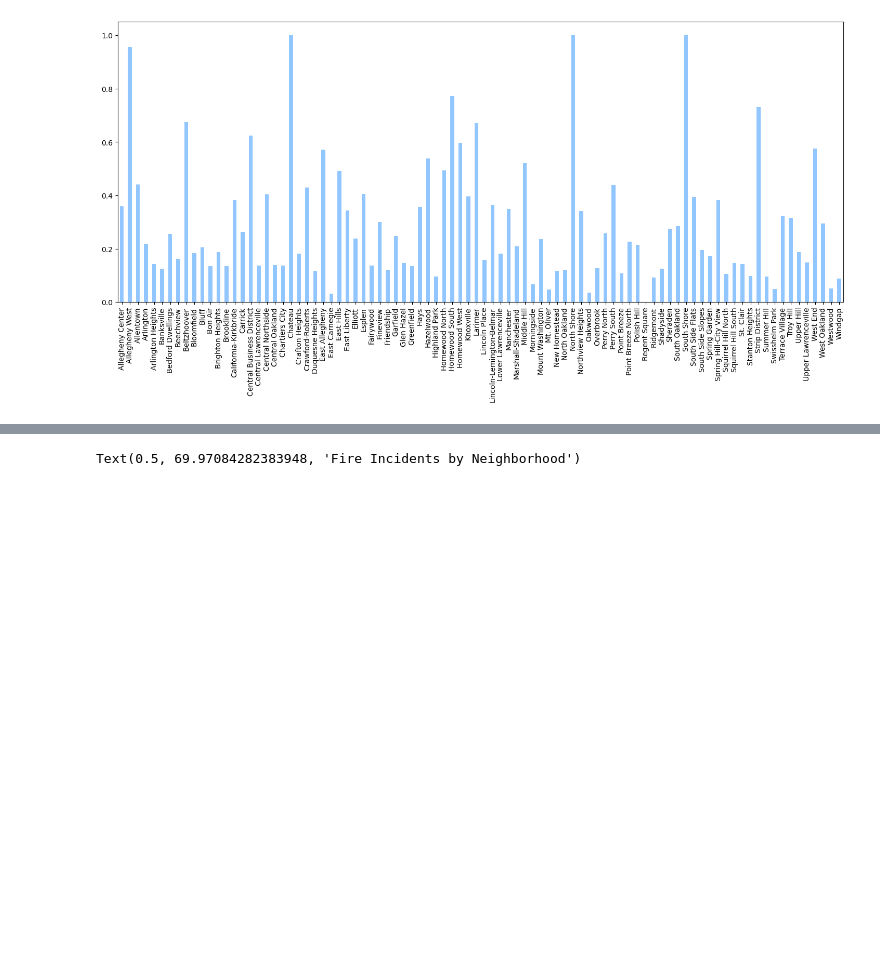
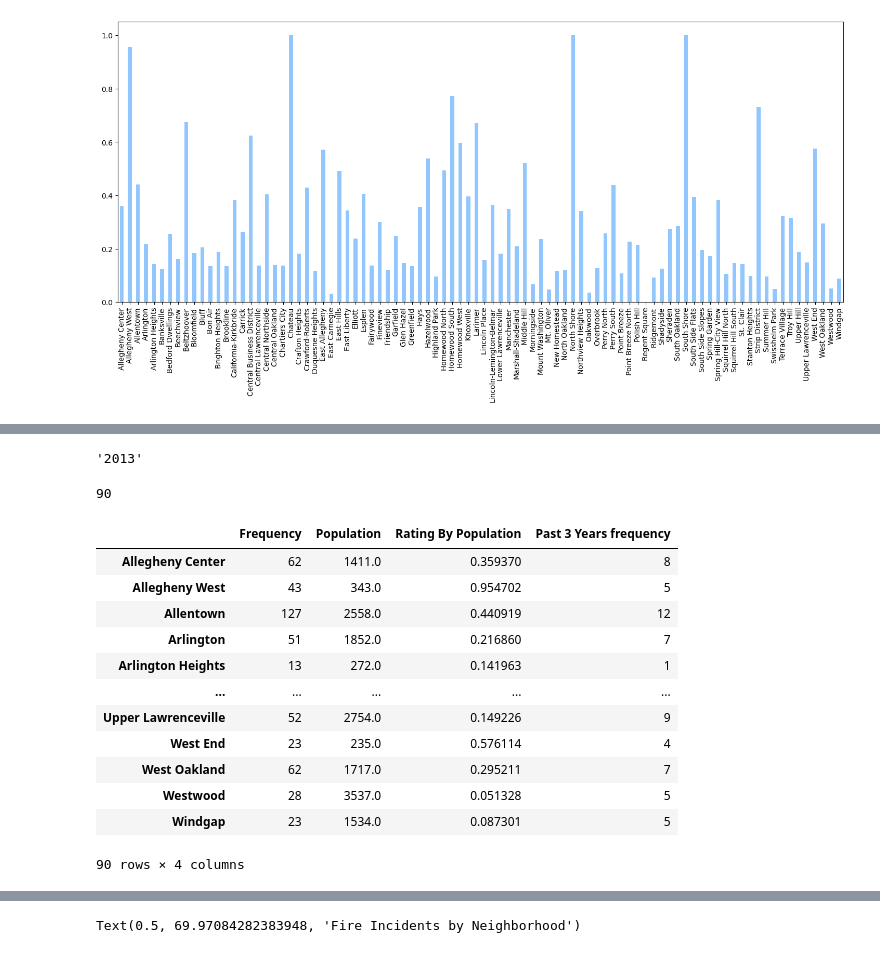
Before and after one commit to XianyuZhao04/CMPINF-0010-FinalProject, a Jupyter notebook: viTran_noteBook.ipynb, the cells around one changed output, grey strips where cells are left out. Drawn from its saved outputs; the diff is of its cells as text; code cells hidden in the pictures; blank space fills up the shorter version.

```diff
--- a/viTran_noteBook.ipynb
+++ b/viTran_noteBook.ipynb
@@ -194,0 +238,5 @@ fire_incidents_neighborhood["Rating By Population"].plot.bar()
+# %%
+max(yearList)
+min(yearList)
+# %% [output]
+'2013'
@@ -194,0 +254,5 @@ fire_incidents_neighborhood["Rating By Population"].plot.bar()
+# %%
+del dict['Mount Oliver Borough']
+len(dict)
+# %% [output]
+90
@@ -194,0 +262,18 @@ fire_incidents_neighborhood["Rating By Population"].plot.bar()
+# %%
+fire_incidents_neighborhood.sort_index(inplace=True)
+fire_incidents_neighborhood.insert(3, "Past 3 Years frequency", by_past_3_years['frequency'].tolist(), True)
+fire_incidents_neighborhood
+# %% [output]
+|  | Frequency | Population | Rating By Population | Past 3 Years frequency |
+| Allegheny Center | 62 | 1411.0 | 0.359370 | 8 |
+| Allegheny West | 43 | 343.0 | 0.954702 | 5 |
+| Allentown | 127 | 2558.0 | 0.440919 | 12 |
+| Arlington | 51 | 1852.0 | 0.216860 | 7 |
+| Arlington Heights | 13 | 272.0 | 0.141963 | 1 |
+| ... | ... | ... | ... | ... |
+| Upper Lawrenceville | 52 | 2754.0 | 0.149226 | 9 |
+| West End | 23 | 235.0 | 0.576114 | 4 |
+| West Oakland | 62 | 1717.0 | 0.295211 | 7 |
+| Westwood | 28 | 3537.0 | 0.051328 | 5 |
+| Windgap | 23 | 1534.0 | 0.087301 | 5 |
+90 rows × 4 columns
```
Also changed, not shown: parts of 15 cells of this notebook.
